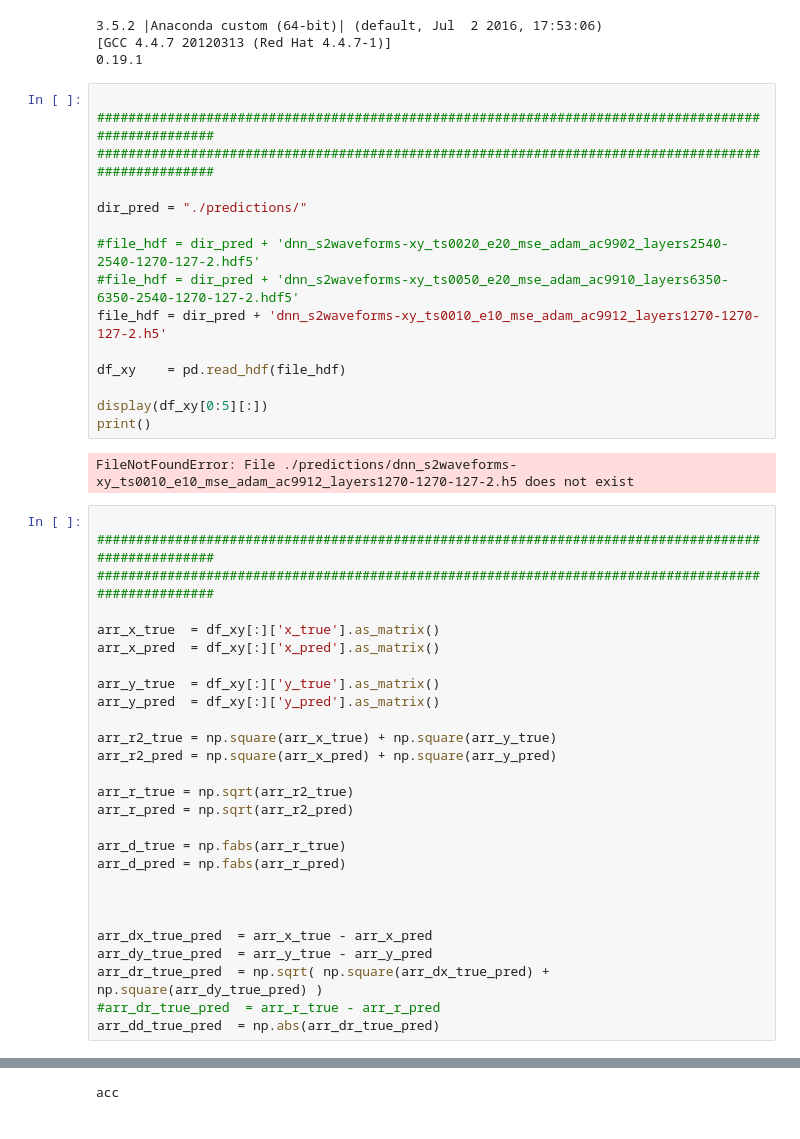
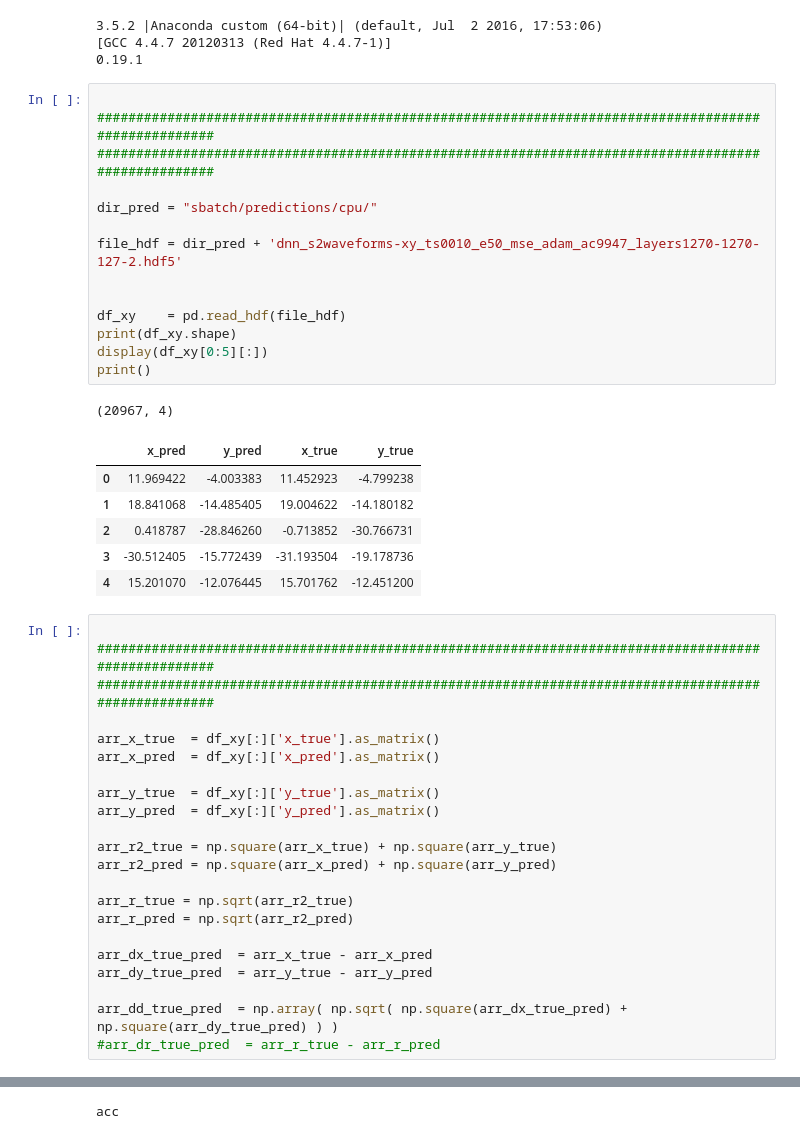
Before and after one commit to dbarg/pax_reconstruction, a Jupyter notebook: xy_s2waveforms/resolution_xy.ipynb, the cells around one changed output, grey strips where cells are left out. Drawn from its saved outputs; the diff is of its cells as text.

```diff
--- a/xy_s2waveforms/resolution_xy.ipynb
+++ b/xy_s2waveforms/resolution_xy.ipynb
@@ -26,20 +26,25 @@ print(pd.__version__)
 # %%
 
 ####################################################################################################
 ####################################################################################################
 
-dir_pred = "./predictions/"
+dir_pred = "sbatch/predictions/cpu/"
 
-#file_hdf = dir_pred + 'dnn_s2waveforms-xy_ts0020_e20_mse_adam_ac9902_layers2540-2540-1270-127-2.hdf5'
-#file_hdf = dir_pred + 'dnn_s2waveforms-xy_ts0050_e20_mse_adam_ac9910_layers6350-6350-2540-1270-127-2.hdf5'
-file_hdf = dir_pred + 'dnn_s2waveforms-xy_ts0010_e10_mse_adam_ac9912_layers1270-1270-127-2.h5'
+file_hdf = dir_pred + 'dnn_s2waveforms-xy_ts0010_e50_mse_adam_ac9947_layers1270-1270-127-2.hdf5'
+
 
 df_xy    = pd.read_hdf(file_hdf)
-
+print(df_xy.shape)
 display(df_xy[0:5][:])
 print()
 # %% [output]
-FileNotFoundError: File ./predictions/dnn_s2waveforms-xy_ts0010_e10_mse_adam_ac9912_layers1270-1270-127-2.h5 does not exist
+(20967, 4)
+|  | x_pred | y_pred | x_true | y_true |
+| 0 | 11.969422 | -4.003383 | 11.452923 | -4.799238 |
+| 1 | 18.841068 | -14.485405 | 19.004622 | -14.180182 |
+| 2 | 0.418787 | -28.846260 | -0.713852 | -30.766731 |
+| 3 | -30.512405 | -15.772439 | -31.193504 | -19.178736 |
+| 4 | 15.201070 | -12.076445 | 15.701762 | -12.451200 |
 # %%
 
 ####################################################################################################
@@ -57,16 +62,11 @@ arr_r2_pred = np.square(arr_x_pred) + np.square(arr_y_pred)
 arr_r_true = np.sqrt(arr_r2_true)
 arr_r_pred = np.sqrt(arr_r2_pred)
 
-arr_d_true = np.fabs(arr_r_true)
-arr_d_pred = np.fabs(arr_r_pred)
-
-
-
 arr_dx_true_pred  = arr_x_true - arr_x_pred
 arr_dy_true_pred  = arr_y_true - arr_y_pred
-arr_dr_true_pred  = np.sqrt( np.square(arr_dx_true_pred) + np.square(arr_dy_true_pred) )
+
+arr_dd_true_pred  = np.array( np.sqrt( np.square(arr_dx_true_pred) + np.square(arr_dy_true_pred) ) )
 #arr_dr_true_pred  = arr_r_true - arr_r_pred
-arr_dd_true_pred  = np.abs(arr_dr_true_pred)
 # %%
 
 ####################################################################################################
```
Also changed, not shown: parts of 3 cells of this notebook, 3 other files.
